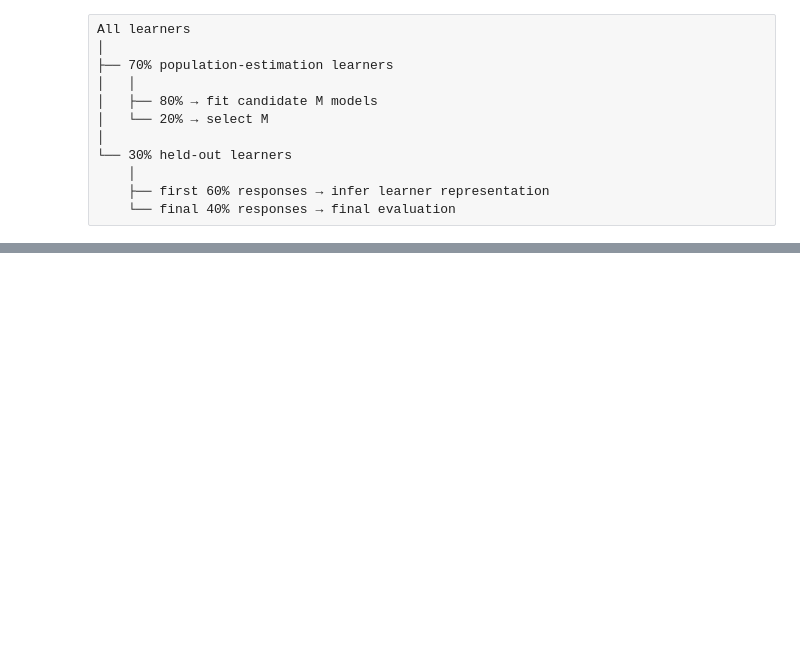
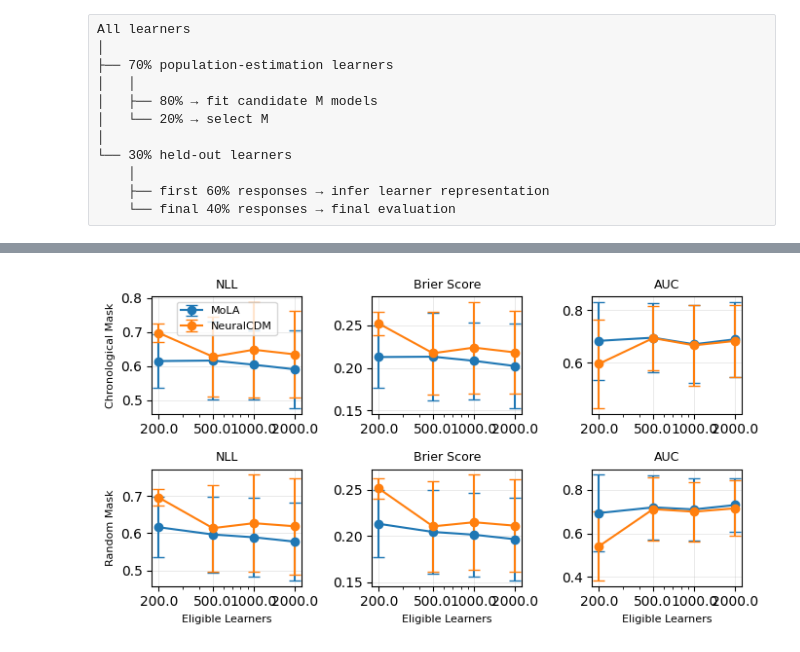
Before and after one commit to lentin26/mixture-of-latent-archetypes, a Jupyter notebook: notebooks/high-dim-experiment.ipynb, the cells around one changed output, grey strips where cells are left out. Drawn from its saved outputs; the diff is of its cells as text; code cells hidden in the pictures; blank space fills up the shorter version.

```diff
--- a/notebooks/high-dim-experiment.ipynb
+++ b/notebooks/high-dim-experiment.ipynb
@@ -102,0 +378,8 @@ All learners
+# %%
+scale_stats_df = pd.DataFrame(scale_stats).set_index("Target Learners").T
+print(scale_stats_df.to_latex(
+    float_format="%.1f",
+    caption="Dataset statistics and selected $M$ at each population-size scale point.",
+    label="tab:scale_dataset_stats",
+))
+scale_stats_df
@@ -102,0 +414,71 @@ All learners
+# %%
+import matplotlib.pyplot as plt
+
+from src.style import figsize
+from src.simulations.viz import _savefig
+
+result_metrics = ["nll", "brier", "auc"]
+result_labels = {"nll": "NLL", "brier": "Brier Score", "auc": "AUC"}
+model_order = ["mola", "neural_cdm"]
+model_labels = {"mola": "MoLA", "neural_cdm": "NeuralCDM"}
+model_colors = {"mola": "#1f77b4", "neural_cdm": "#ff7f0e"}
+mask_order = ["chronological", "random"]
+mask_labels = {"chronological": "Chronological Mask", "random": "Random Mask"}
+
+scale_comparison_long = pd.DataFrame(
+    [
+        {"user_id": row["user_id"], "mask": row["mask"], "scale": row["scale"], "model": model,
+         **{m: row[f"{model}_{m}"] for m in result_metrics}}
+        for _, row in scale_results.iterrows()
+        for model in model_order
+    ]
+)
+
+# x-axis is Eligible Learners, not MAX_USERS: MAX_USERS is just the raw
+# EdNet-user sampling parameter, not the data volume that actually drives
+# model performance, and the eligibility rate isn't constant across scale
+# points (confirmed: 200->45, 500->169, 1000->302 learners) -- plotting
+# against MAX_USERS would misrepresent the sweep as evenly log-spaced when
+# it isn't. scale_to_eligible maps each MAX_USERS scale point to its real
+# eligible-learner count from the table above. scale_stats_df is indexed
+# by stat name and columned by Target Learners (transposed for the paper
+# table layout), so this reads a row via .loc, not a column.
+scale_to_eligible = scale_stats_df.loc["Eligible Learners"].to_dict()
+
+# Same small-multiples convention as the single-scale comparison above
+# (2 masks x 3 metrics), but a line+errorbar plot against eligible-learner
+# count on a log x-axis instead of a bar chart -- the whole point of this
+# figure is to show how the gap between models closes as data grows.
+fig, axes = plt.subplots(len(mask_order), 3, figsize=figsize("acm-sigconf-text", aspect=0.55), squeeze=False)
+for row, mask in enumerate(mask_order):
+    mask_data = scale_comparison_long[scale_comparison_long["mask"] == mask]
+    for col, metric in enumerate(result_metrics):
+        ax = axes[row, col]
+        for model in model_order:
+            stats = (
+                mask_data[mask_data["model"] == model]
+                .groupby("scale")[metric]
+                .agg(["mean", "std"])
+                .reindex(SCALE_POINTS)
+            )
+            x_values = [scale_to_eligible[s] for s in stats.index]
+            ax.errorbar(
+                x_values, stats["mean"], yerr=stats["std"],
+                marker="o", capsize=4, color=model_colors[model], label=model_labels[model],
+            )
+        ax.set_xscale("log")
+        eligible_ticks = [scale_to_eligible[s] for s in SCALE_POINTS]
+        ax.set_xticks(eligible_ticks)
+        ax.set_xticklabels([str(e) for e in eligible_ticks])
+        ax.set_title(result_labels[metric], fontsize=9)
+        if col == 0:
+            ax.set_ylabel(mask_labels[mask], fontsize=8)
+        if row == len(mask_order) - 1:
+            ax.set_xlabel("Eligible Learners", fontsize=8)
+        ax.grid(alpha=0.3, linewidth=0.6)
+axes[0, 0].legend(fontsize=8)
+# fig.suptitle("MoLA vs. NeuralCDM as a Function of Population Size", fontsize=9)
+fig.tight_layout()
+_savefig(fig, "../figures/high_dim_scaling.pdf")
+# %% [output]
+[figure, added]
```
Also changed, not shown: parts of 15 cells of this notebook, 25 other files.
